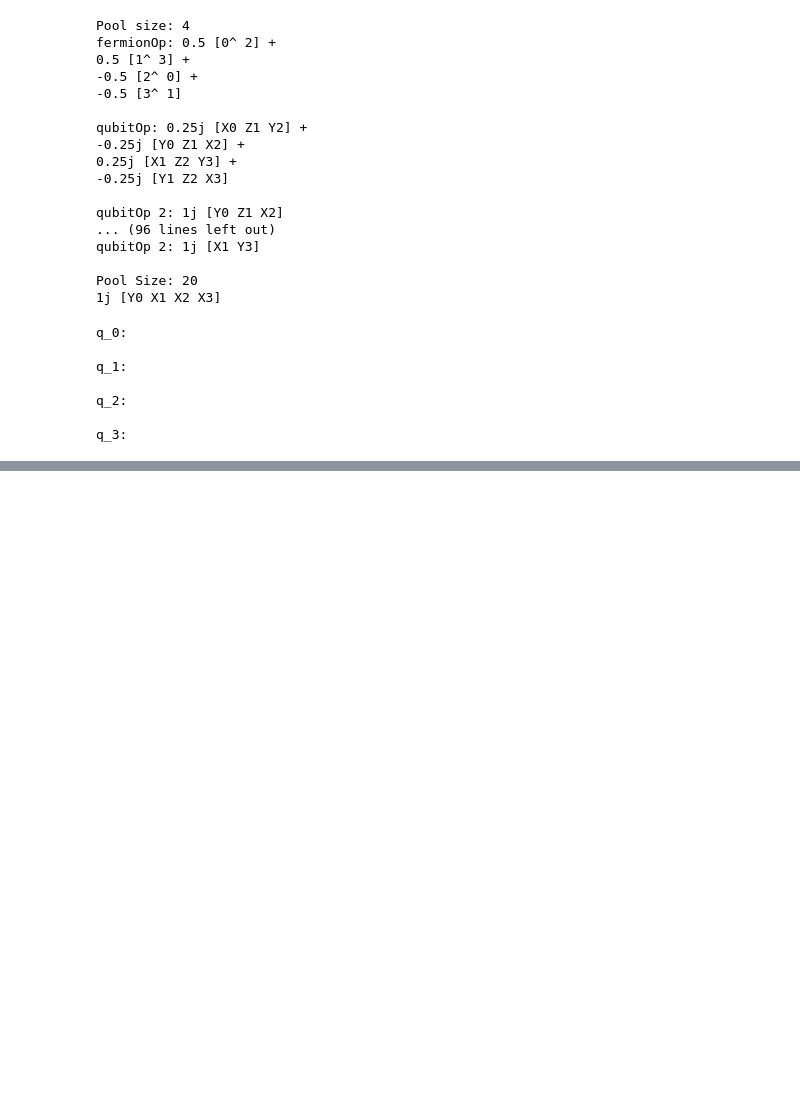
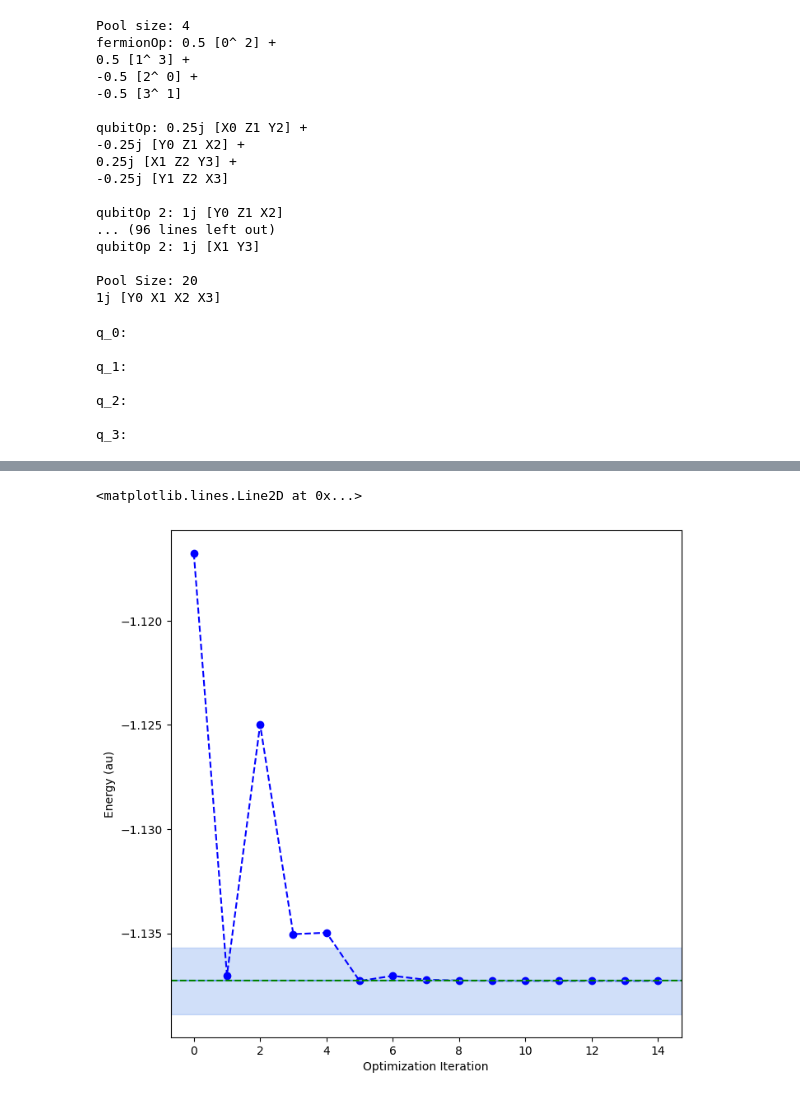
Before and after one commit to azhar-ikhtiarudin/ShotOptimization-ADAPT-VQE, a Jupyter notebook: main.ipynb, the cells around one changed output, grey strips where cells are left out. Cells and saved outputs as stored; diff of their text form; code cells hidden in the pictures; blank space fills up the shorter version.

```diff
--- a/main.ipynb
+++ b/main.ipynb
@@ -92,0 +120,3 @@ NameError: name 'backend' is not defined
+# %%
+evolution = myAdapt.optEvolution
+evolution
@@ -92,0 +141,34 @@ NameError: name 'backend' is not defined
+# %%
+chemicalAccuracy = 1.5936*10**-3
+exactEnergy = molecule.fci_energy
+
+
+nfev = evolution["nfev"][-1]
+energies = []
+for i in range(nfev):
+  optimizedCoefficients = list(evolution["parameters"][i])
+  energy = myAdapt.calculateEnergy(optimizedCoefficients,data.result["indices"])
+  energies.append(energy)
+
+fig, ax1 = plt.subplots(figsize=[8,8])
+
+nfev = evolution["nfev"][-1]
+
+
+color1 = 'b'
+ax1.plot(range(nfev), energies, '--o', color = color1)
+ax1.set_xlabel("Optimization Iteration")
+ax1.set_ylabel("Energy (au)")
+
+# UCCSD graph scale
+#ax1.set_ylim(-1.15,-0.05)
+
+
+minAccuracy = exactEnergy - chemicalAccuracy
+maxAccuracy = exactEnergy + chemicalAccuracy
+l = ax1.axhspan(minAccuracy, maxAccuracy, alpha=0.3, color = 'cornflowerblue')
+plt.axhline(y = exactEnergy, color = 'cornflowerblue' , linestyle = '-')
+plt.axhline(-1.13728, color='green', linestyle='--')
+# %% [output]
+<matplotlib.lines.Line2D at 0x...>
+[figure, added]
```
Also changed, not shown: parts of 5 cells of this notebook, 2 other files.
